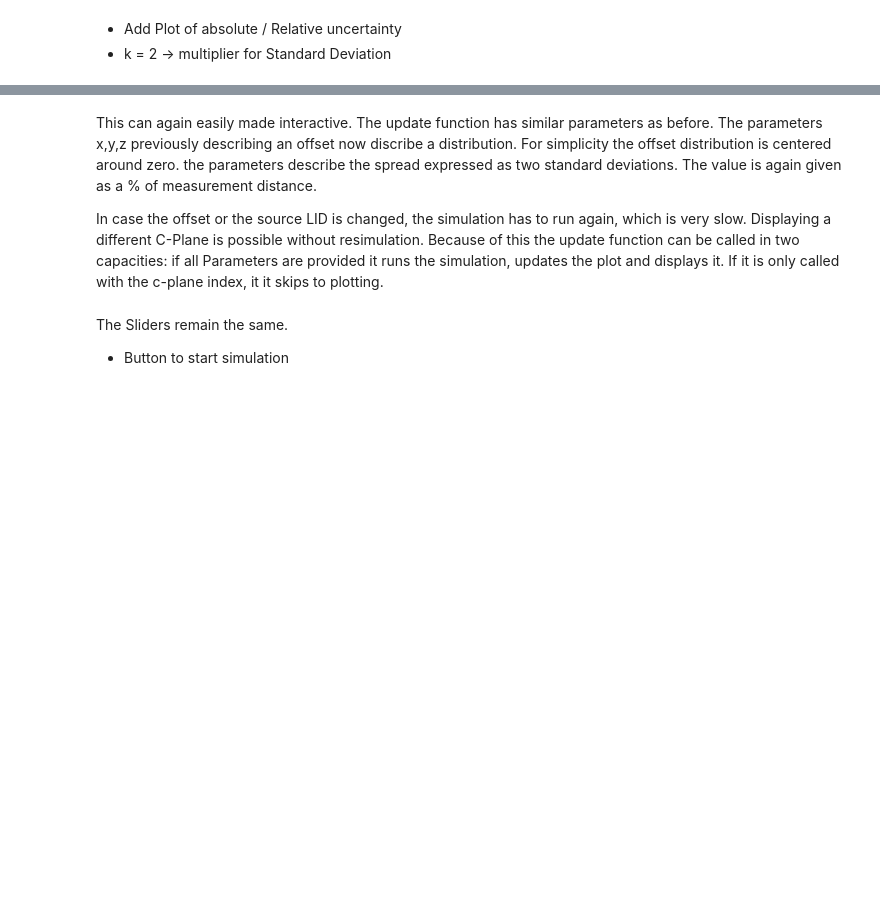
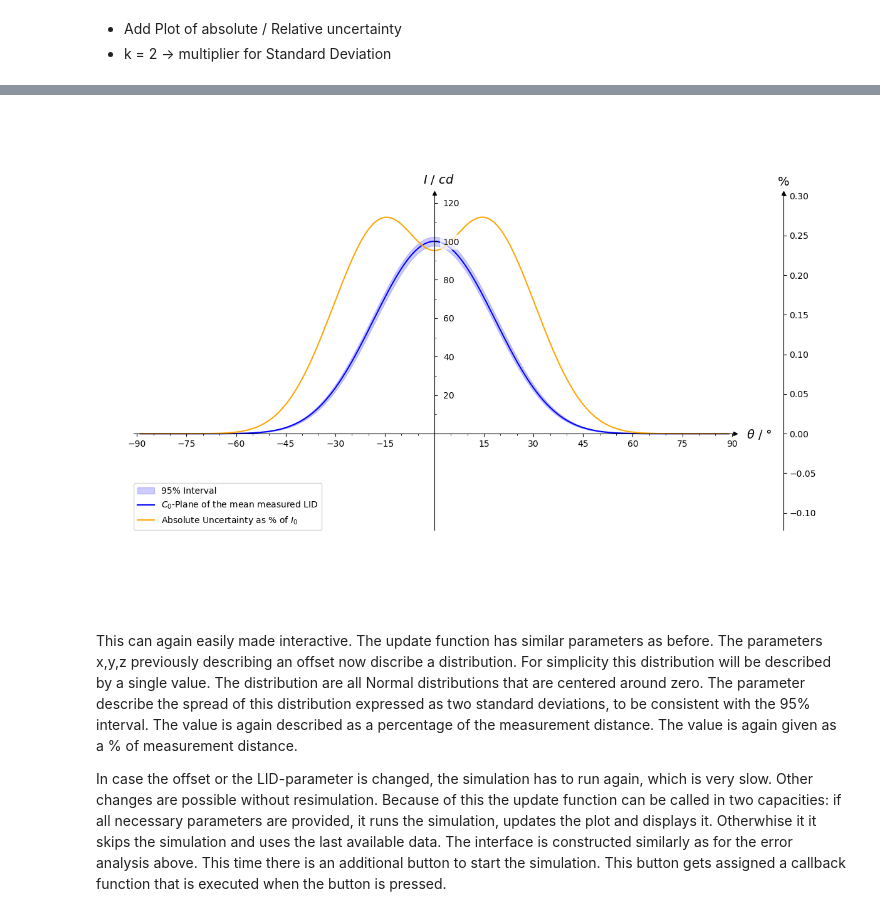
Before and after one commit to empir19nrm02/WP4, a Jupyter notebook: CoLPaper.ipynb, the cells around one changed output, grey strips where cells are left out. Drawn from its saved outputs; the diff is of its cells as text; code cells hidden in the pictures; blank space fills up the shorter version.

```diff
--- a/CoLPaper.ipynb
+++ b/CoLPaper.ipynb
@@ -423,17 +436,16 @@ visu_mc.show_fig(cart=True, polar=False)
 # %%
-u2_rel_prcnt = std * 200 / mean
-u2_rel_prcnt_cplanes  = half2cplanes(u2_rel_prcnt,theta,phi_mc)[0]
-
 u2_abs_prcnt = std * 200 / mean[0,0]
 u2_abs_prcnt_cplanes  = half2cplanes(u2_abs_prcnt,theta,phi_mc)[0]
 
-visu_mc.plot_aux(theta_cplane, u2_rel_prcnt_cplanes[c],label=r'Relative Uncertainty in %', color='red')
+visu_mc.clear_aux()
 visu_mc.plot_aux(theta_cplane, u2_abs_prcnt_cplanes[c],label=r'Absolute Uncertainty as % of $I_0$', color='orange')
-visu_mc.aux_set_label('%')
 visu_mc.show_fig(cart=True, polar=False)
+# %% [output]
+[figure, added]
 # %% [markdown]
-This can again easily made interactive. The update function has similar parameters as before. The parameters x,y,z previously describing an offset now discribe a distribution. For simplicity the offset distribution is centered around zero. the parameters describe the spread expressed as two standard deviations.
+This can again easily made interactive. The update function has similar parameters as before. The parameters x,y,z previously describing an offset now discribe a distribution. For simplicity this distribution will be described by a single value. The distribution are all Normal distributions that are centered around zero. The parameter describe the spread of this distribution expressed as two standard deviations, to be consistent with the 95% interval. The value is again described as a percentage of the measurement distance.
 The value is again given as a % of measurement distance.
 
-In case the offset or the source LID is changed, the simulation has to run again, which is very slow. Displaying a different C-Plane is possible without resimulation. Because of this the update function can be called in two capacities: if all Parameters are provided it runs the simulation, updates the plot and displays it. If it is only called with the c-plane index, it it skips to plotting.
+In case the offset or the LID-parameter is changed, the simulation has to run again, which is very slow. Other changes are possible without resimulation. Because of this the update function can be called in two capacities: if all necessary parameters are provided, it runs the simulation, updates the plot and displays it. Otherwhise it it skips the simulation and uses the last available data.
+The interface is constructed similarly as for the error analysis above. This time there is an additional button to start the simulation. This button gets assigned a callback function that is executed when the button is pressed.
 # %%
@@ -481,9 +494,6 @@ def update_mc(c, amp, style, x=None, y=None, z=None, n=None):
     cart = True if 'cart' in style.lower() else False
     polar = True if 'polar' in style.lower() else False
     visu_mc.show_fig(cart=cart, polar=polar)
-# %% [markdown]
-The Sliders remain the same.
-* Button to start simulation
 # %%
 %matplotlib inline
 from ipywidgets import Button, Output, fixed
```
Also changed, not shown: parts of 18 cells of this notebook, 4 other files.
